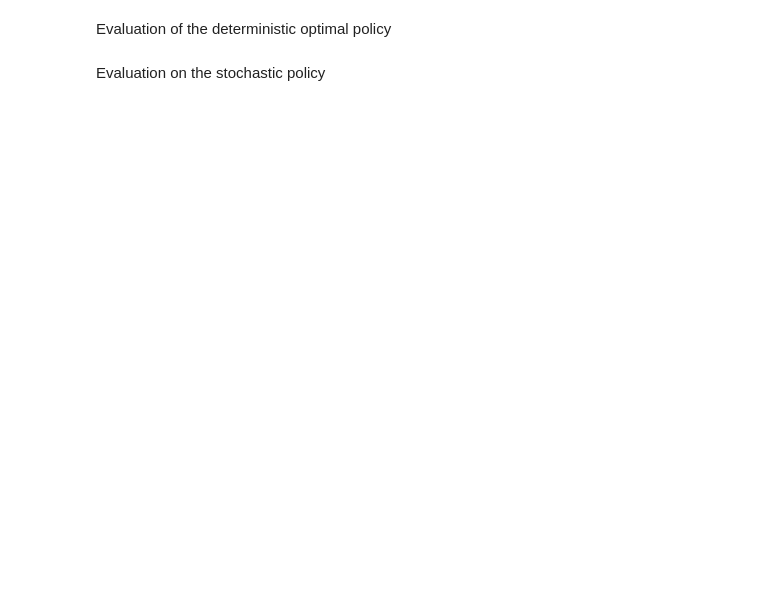
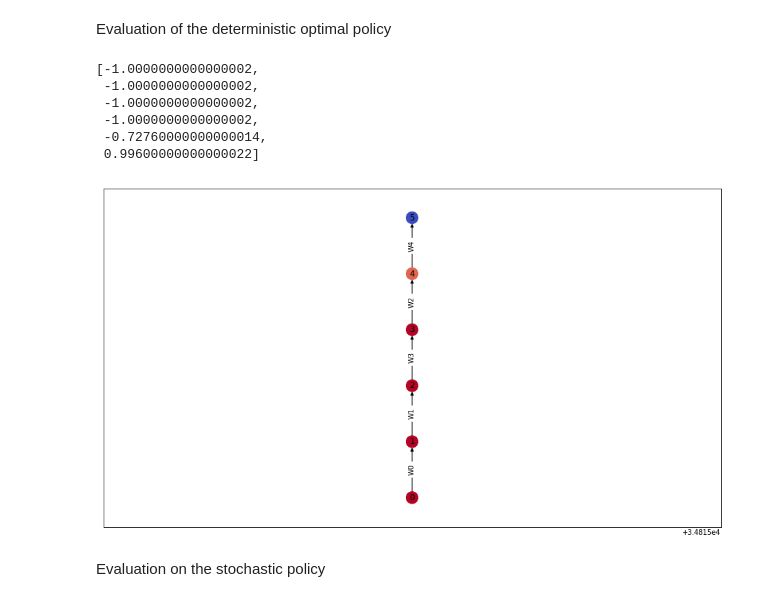
Before and after one commit to interactive-robotics/Personal_AJShah, a Jupyter notebook: LTLProgression/QLearning.ipynb, the cells around one changed output. Drawn from its saved outputs; the diff is of its cells as text; code cells hidden in the pictures; blank space fills up the shorter version.

```diff
--- a/LTLProgression/QLearning.ipynb
+++ b/LTLProgression/QLearning.ipynb
@@ -137,8 +105,16 @@ Training episode 1923
 # %% [markdown]
 Evaluation of the deterministic optimal policy
 # %%
-evaluator = ExplorerAgent(MDP, input_policy=q_agent2.learned_policy)
+evaluator = ExplorerAgent(MDP2, input_policy=q_agent2.learned_policy)
 evaluator.explore(episode_limit = 10)
 evaluator.visualize_exploration(prog = 'twopi')
+# %% [output]
+[-1.0000000000000002,
+ -1.0000000000000002,
+ -1.0000000000000002,
+ -1.0000000000000002,
+ -0.72760000000000014,
+ 0.99600000000000022]
+[figure, added]
 # %% [markdown]
 Evaluation on the stochastic policy
```
Also changed, not shown: parts of 24 cells of this notebook, 2 other files.
